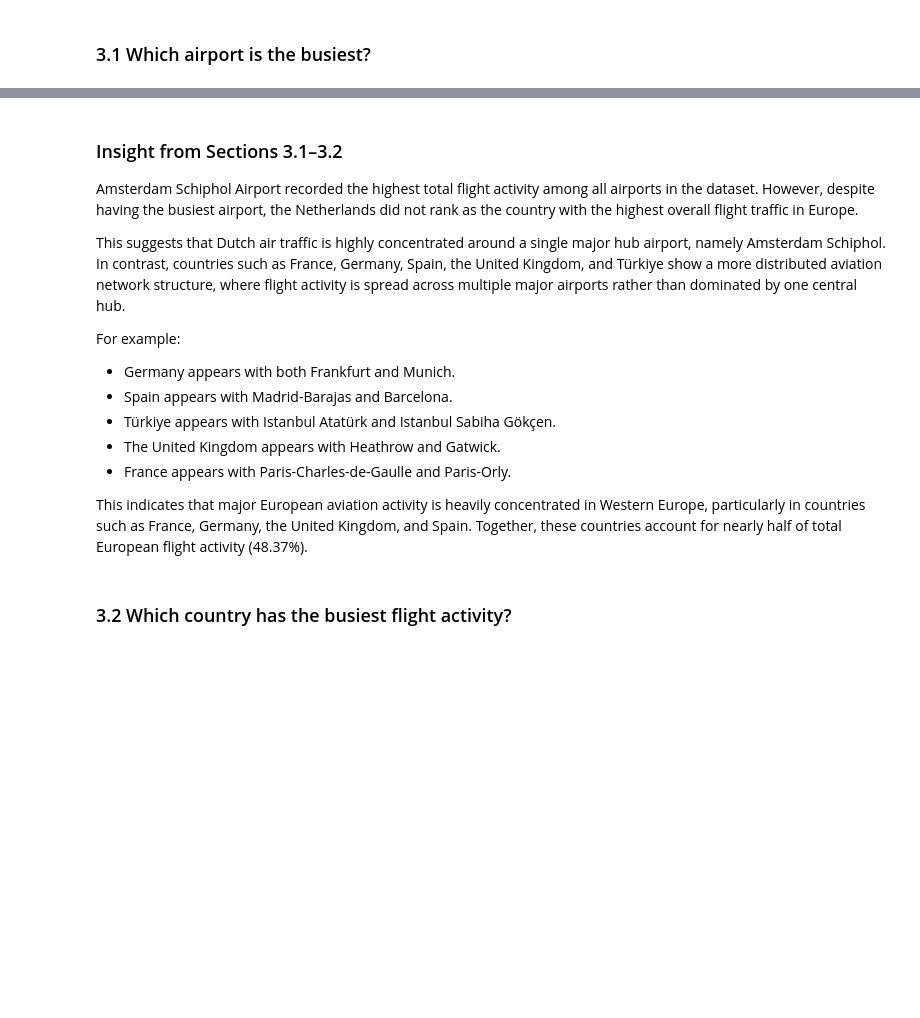
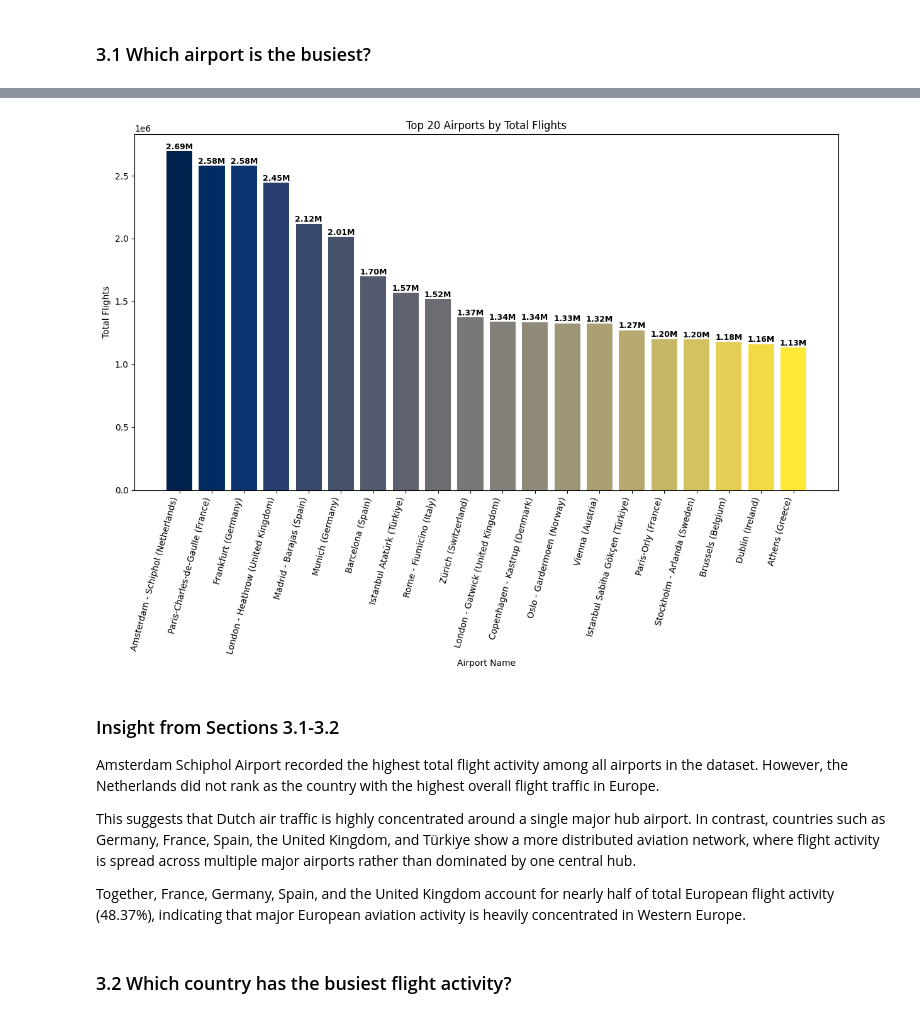
Before and after one commit to fathir1014/EDA-European-Flights-Traffic, a Jupyter notebook: main.ipynb, the cells around one changed output, grey strips where cells are left out. Drawn from its saved outputs; the diff is of its cells as text; code cells hidden in the pictures; blank space fills up the shorter version.

Commit message:
Add EDA report, README, and final insights

```diff
--- a/main.ipynb
+++ b/main.ipynb
@@ -61,10 +112,21 @@ df = df.rename(columns={
     "STATE_NAME": "country"
 })
 
+text_fixes = {
+    "T\u00c3\u00bcrkiye": "Türkiye",
+    "Atat\u00c3\u00bcrk": "Atatürk",
+    "G\u00c3\u00b6k\u00c3\u00a7en": "Gökçen",
+}
+
+for col in ["airport_name", "country"]:
+    for wrong, correct in text_fixes.items():
+        df[col] = df[col].str.replace(wrong, correct, regex=False)
+
 df["airport_country"] = (
     df["airport_name"] +
     " (" +
     df["country"] +
     ")"
 )
+
 df.head()
@@ -80,6 +156,5 @@ df.head()
 # %% [markdown]
 ### 3.1 Which airport is the busiest?
 # %%
-total_fligths_by_airport = df.groupby("airport_country")["total_flights"].sum()
-# print("Total flights:", total_fligths)
-total_fligths_by_airport.sort_values(ascending=False).head(20)
+total_flights_by_airport = df.groupby("airport_country")["total_flights"].sum()
+total_flights_by_airport.sort_values(ascending=False).head(20)
@@ -86,50 +179,44 @@ total_fligths_by_airport.sort_values(ascending=False).head(20)
 # %%
 colors = plt.cm.cividis(
     np.linspace(0, 1, 20)
 )
 
 plt.figure(figsize=(12, 9))
-plt.bar(total_fligths_by_airport.sort_values(ascending=False).head(20).index,
-        total_fligths_by_airport.sort_values(ascending=False).head(20).values,
+plt.bar(total_flights_by_airport.sort_values(ascending=False).head(20).index,
+        total_flights_by_airport.sort_values(ascending=False).head(20).values,
         color=colors)
 
 
-for i, value in enumerate(total_fligths_by_airport.sort_values(ascending=False).head(20).values):
+for i, value in enumerate(total_flights_by_airport.sort_values(ascending=False).head(20).values):
     plt.text(
         i,
         value + 1000,
         f"{value / 1_000_000:.2f}M",
         ha='center',
         va='bottom',
         fontsize=9,
         fontweight='bold'
     )
 
 plt.xticks(rotation=75, ha='right')
 plt.title("Top 20 Airports by Total Flights")
 plt.xlabel("Airport Name")
 plt.ylabel("Total Flights")
 plt.tight_layout()
 
 os.makedirs("plots", exist_ok=True)
-filepath = os.path.join("plots", "total_fligths_by_airport.png")
+filepath = os.path.join("plots", "total_flights_by_airport.png")
 plt.savefig(filepath, dpi=300, bbox_inches="tight", facecolor="white")
+# %% [output]
+[figure, added]
 # %% [markdown]
-### Insight from Sections 3.1–3.2
+### Insight from Sections 3.1-3.2
 
-Amsterdam Schiphol Airport recorded the highest total flight activity among all airports in the dataset. However, despite having the busiest airport, the Netherlands did not rank as the country with the highest overall flight traffic in Europe.
+Amsterdam Schiphol Airport recorded the highest total flight activity among all airports in the dataset. However, the Netherlands did not rank as the country with the highest overall flight traffic in Europe.
 
-This suggests that Dutch air traffic is highly concentrated around a single major hub airport, namely Amsterdam Schiphol. In contrast, countries such as France, Germany, Spain, the United Kingdom, and Türkiye show a more distributed aviation network structure, where flight activity is spread across multiple major airports rather than dominated by one central hub.
+This suggests that Dutch air traffic is highly concentrated around a single major hub airport. In contrast, countries such as Germany, France, Spain, the United Kingdom, and Türkiye show a more distributed aviation network, where flight activity is spread across multiple major airports rather than dominated by one central hub.
 
-For example:
-
-* Germany appears with both Frankfurt and Munich.
-* Spain appears with Madrid-Barajas and Barcelona.
-* Türkiye appears with Istanbul Atatürk and Istanbul Sabiha Gökçen.
-* The United Kingdom appears with Heathrow and Gatwick.
-* France appears with Paris-Charles-de-Gaulle and Paris-Orly.
-
-This indicates that major European aviation activity is heavily concentrated in Western Europe, particularly in countries such as France, Germany, the United Kingdom, and Spain. Together, these countries account for nearly half of total European flight activity (48.37%).
+Together, France, Germany, Spain, and the United Kingdom account for nearly half of total European flight activity (48.37%), indicating that major European aviation activity is heavily concentrated in Western Europe.
 # %% [markdown]
 ### 3.2 Which country has the busiest flight activity?
 # %%
```
Also changed, not shown: parts of 32 cells of this notebook, 7 other files.
